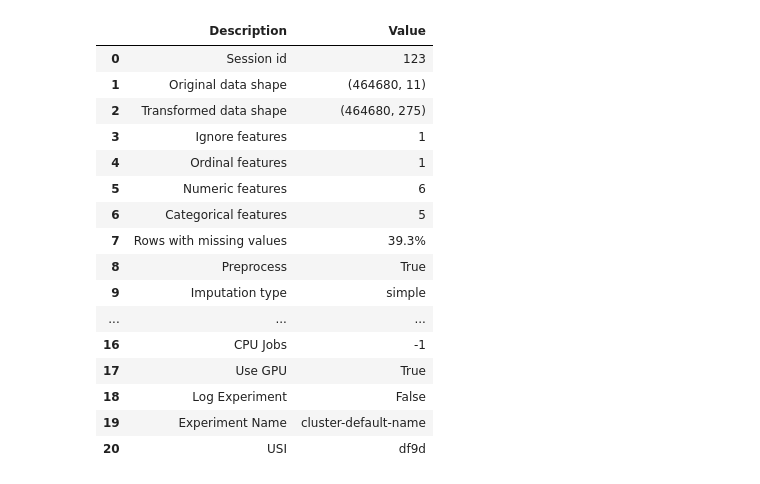
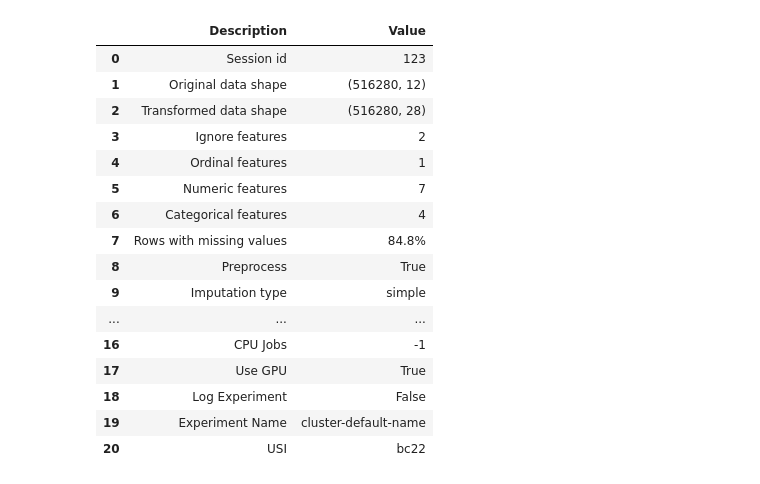
Before and after one commit to ryanisadBW/ds-edc, a Jupyter notebook: clustering_v3_message.ipynb, the cells around one changed output. Saved outputs shown, nothing was run; the diff lists cells and outputs as text; code cells hidden in the pictures.

```diff
--- a/clustering_v3_message.ipynb
+++ b/clustering_v3_message.ipynb
@@ -347,21 +317,21 @@ memory usage: 45.2+ MB
 # %%
 s = setup(
     df,
     normalize=True,
-    ignore_features=['user_id'],
+    ignore_features=['user_id', 'campaign_name'],
     use_gpu = True,
     session_id = 123,
-    index=False)
+    index=True)
 # %% [output]
 |  | Description | Value |
 | 0 | Session id | 123 |
-| 1 | Original data shape | (464680, 11) |
-| 2 | Transformed data shape | (464680, 275) |
-| 3 | Ignore features | 1 |
+| 1 | Original data shape | (516280, 12) |
+| 2 | Transformed data shape | (516280, 28) |
+| 3 | Ignore features | 2 |
 | 4 | Ordinal features | 1 |
-| 5 | Numeric features | 6 |
-| 6 | Categorical features | 5 |
-| 7 | Rows with missing values | 39.3% |
+| 5 | Numeric features | 7 |
+| 6 | Categorical features | 4 |
+| 7 | Rows with missing values | 84.8% |
 | 8 | Preprocess | True |
 | 9 | Imputation type | simple |
 | ... | ... | ... |
@@ -369,7 +339,7 @@ s = setup(
 | 17 | Use GPU | True |
 | 18 | Log Experiment | False |
 | 19 | Experiment Name | cluster-default-name |
-| 20 | USI | df9d |
+| 20 | USI | bc22 |
 # %%
 kmeans = create_model('kmeans', num_clusters=6)
 # %% [output]
```
Also changed, not shown: parts of 15 cells of this notebook, 4 other files.
